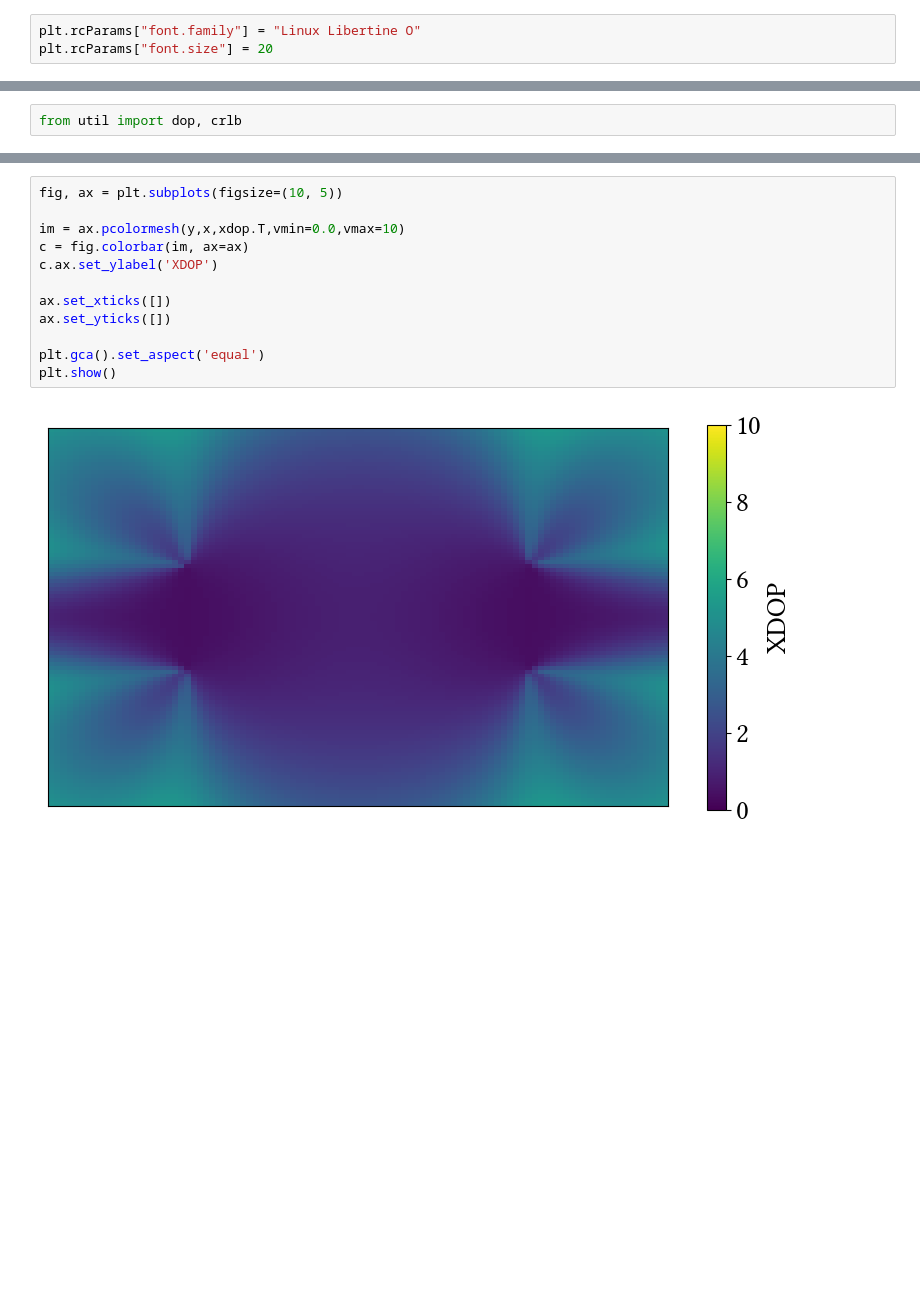
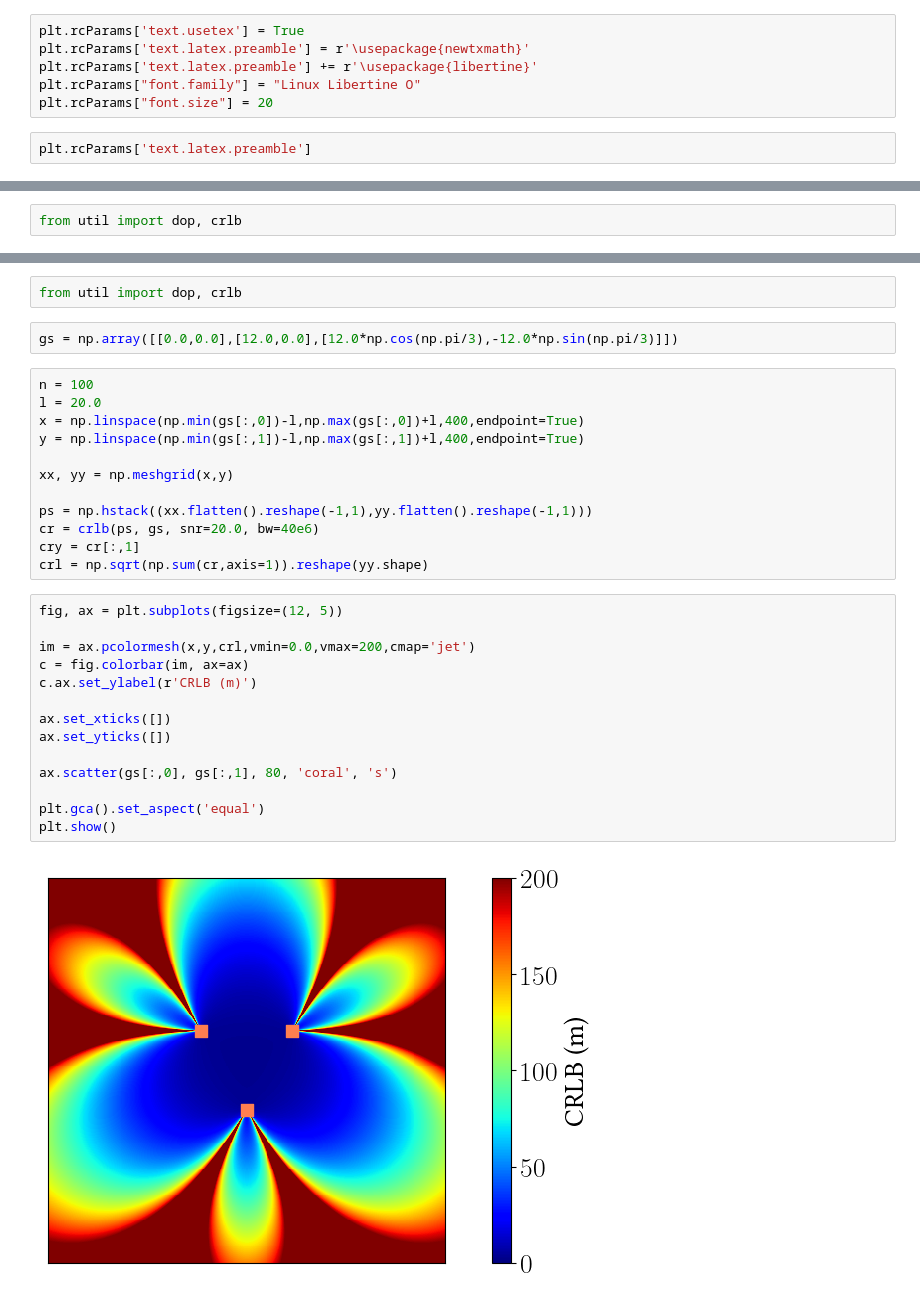
Before and after one commit to yagoliz/5glocalization, a Jupyter notebook: notebooks/ext-04-heatmap.ipynb, the cells around one changed output, grey strips where cells are left out. Saved outputs shown, nothing was run; the diff lists cells and outputs as text; blank space fills up the shorter version.

```diff
--- a/notebooks/ext-04-heatmap.ipynb
+++ b/notebooks/ext-04-heatmap.ipynb
@@ -25,5 +22,10 @@ import numpy as np
 import pandas as pd
 import scipy
 # %%
+plt.rcParams['text.usetex'] = True
+plt.rcParams['text.latex.preamble'] = r'\usepackage{newtxmath}'
+plt.rcParams['text.latex.preamble'] += r'\usepackage{libertine}'
 plt.rcParams["font.family"] = "Linux Libertine O"
 plt.rcParams["font.size"] = 20
+# %%
+plt.rcParams['text.latex.preamble']
@@ -121,14 +140,32 @@ array([[1.8 , 6.07],
+# %%
+from util import dop, crlb
+# %%
+gs = np.array([[0.0,0.0],[12.0,0.0],[12.0*np.cos(np.pi/3),-12.0*np.sin(np.pi/3)]])
+# %%
+n = 100
+l = 20.0
+x = np.linspace(np.min(gs[:,0])-l,np.max(gs[:,0])+l,400,endpoint=True)
+y = np.linspace(np.min(gs[:,1])-l,np.max(gs[:,1])+l,400,endpoint=True)
+
+xx, yy = np.meshgrid(x,y)
+
+ps = np.hstack((xx.flatten().reshape(-1,1),yy.flatten().reshape(-1,1)))
+cr = crlb(ps, gs, snr=20.0, bw=40e6)
+cry = cr[:,1]
+crl = np.sqrt(np.sum(cr,axis=1)).reshape(yy.shape)
 # %%
-fig, ax = plt.subplots(figsize=(10, 5))
+fig, ax = plt.subplots(figsize=(12, 5))
 
-im = ax.pcolormesh(y,x,xdop.T,vmin=0.0,vmax=10)
+im = ax.pcolormesh(x,y,crl,vmin=0.0,vmax=200,cmap='jet')
 c = fig.colorbar(im, ax=ax)
-c.ax.set_ylabel('XDOP')
+c.ax.set_ylabel(r'CRLB (m)')
 
 ax.set_xticks([])
 ax.set_yticks([])
 
+ax.scatter(gs[:,0], gs[:,1], 80, 'coral', 's')
+
 plt.gca().set_aspect('equal')
 plt.show()
 # %% [output]
-[figure, old version]
+[figure, new version]
```
Also changed, not shown: parts of 14 cells of this notebook, 7 other files.
